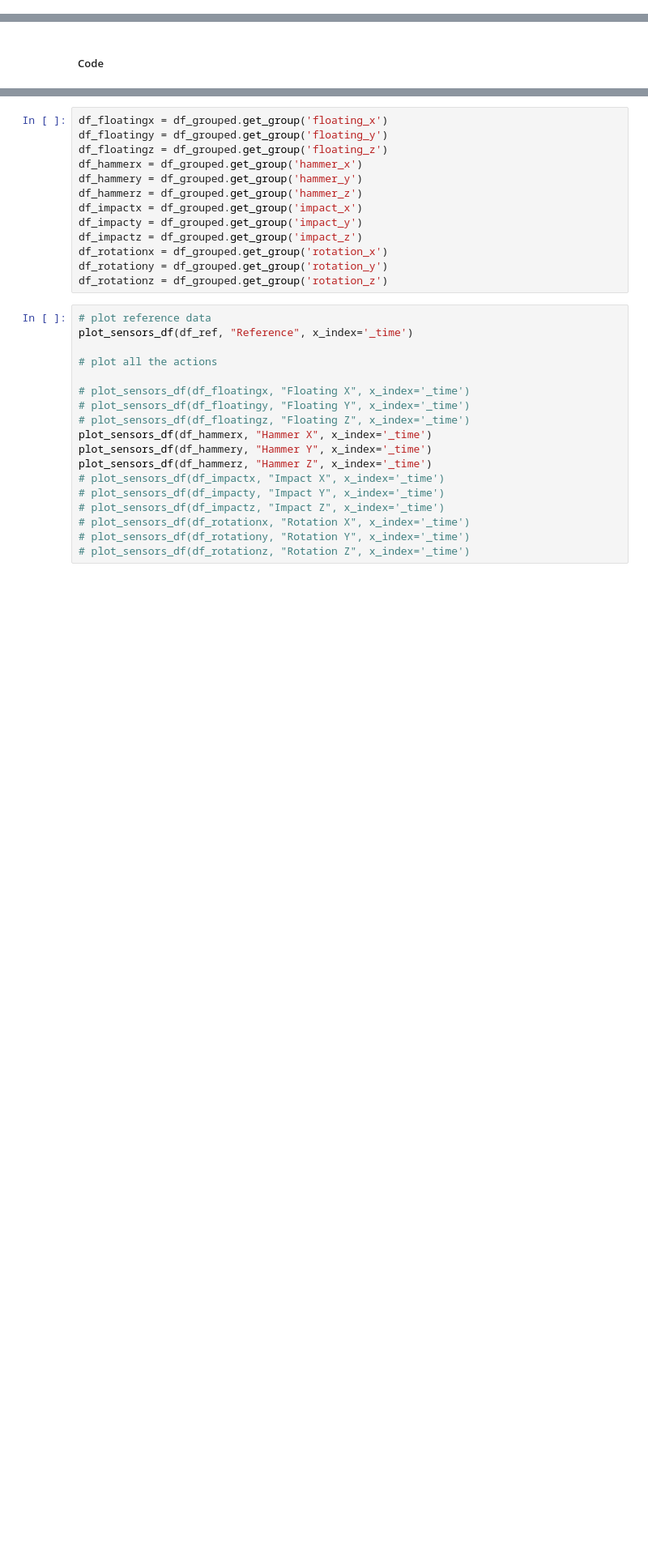
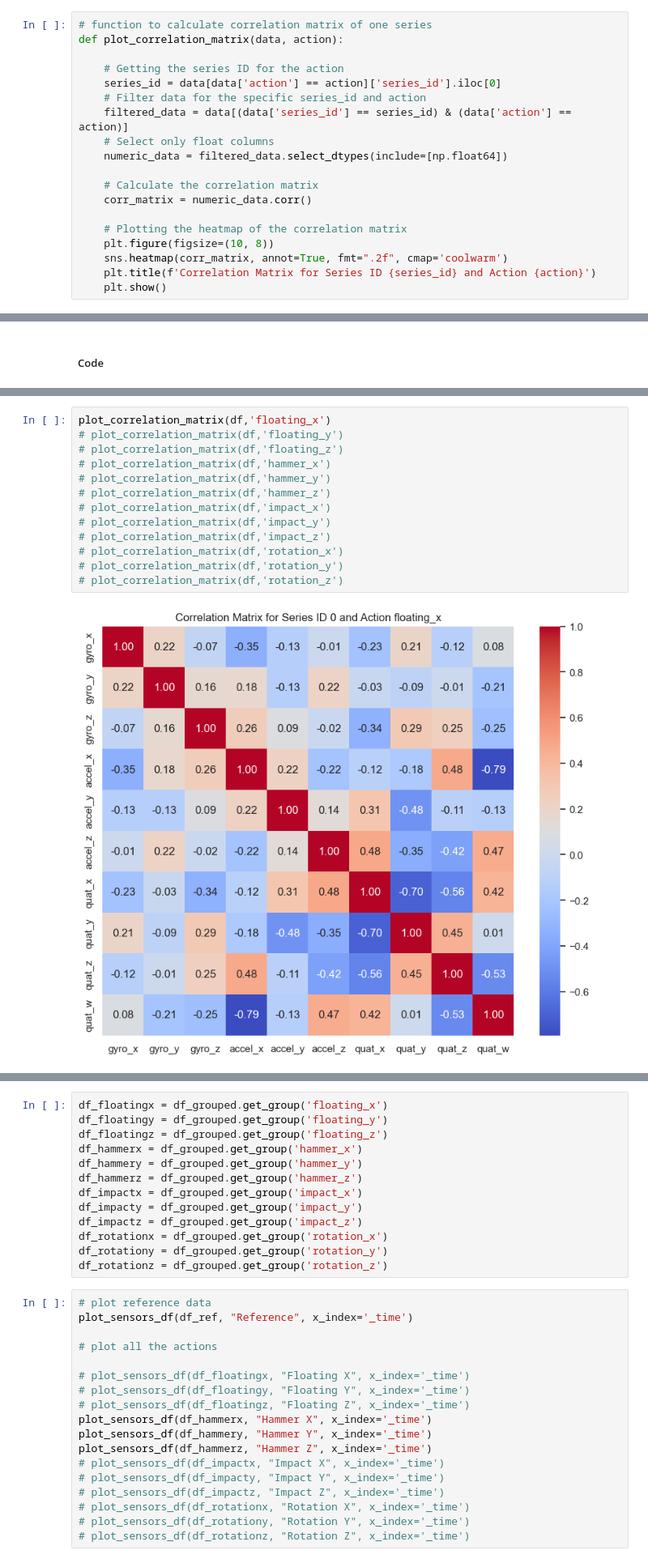
Before and after one commit to PeriniM/SmartApple-Thesis, a Jupyter notebook: data-analysis/dynamic_time_warping.ipynb, the cells around one changed output, grey strips where cells are left out. Shown at 81% size. Drawn from its saved outputs; the diff is of its cells as text; blank space fills up the shorter version.

Commit message:
dev: added diff time dist and correlation

```diff
--- a/data-analysis/dynamic_time_warping.ipynb
+++ b/data-analysis/dynamic_time_warping.ipynb
@@ -34,6 +34,25 @@ df_ref['_time'] = pd.to_datetime(df_ref['_time'])
 ### Raw Data Analysis
 # %% [markdown]
 ##### Functions
+# %%
+# function to calculate correlation matrix of one series
+def plot_correlation_matrix(data, action):
+
+    # Getting the series ID for the action
+    series_id = data[data['action'] == action]['series_id'].iloc[0]
+    # Filter data for the specific series_id and action
+    filtered_data = data[(data['series_id'] == series_id) & (data['action'] == action)]
+    # Select only float columns
+    numeric_data = filtered_data.select_dtypes(include=[np.float64])
+
+    # Calculate the correlation matrix
+    corr_matrix = numeric_data.corr()
+
+    # Plotting the heatmap of the correlation matrix
+    plt.figure(figsize=(10, 8))
+    sns.heatmap(corr_matrix, annot=True, fmt=".2f", cmap='coolwarm')
+    plt.title(f'Correlation Matrix for Series ID {series_id} and Action {action}')
+    plt.show()
 # %%
 def plot_sensors_df(df, title="", x_index='sample'):
     """
@@ -76,0 +161,15 @@ df_grouped = df.groupby('action')
+# %%
+plot_correlation_matrix(df,'floating_x')
+# plot_correlation_matrix(df,'floating_y')
+# plot_correlation_matrix(df,'floating_z')
+# plot_correlation_matrix(df,'hammer_x')
+# plot_correlation_matrix(df,'hammer_y')
+# plot_correlation_matrix(df,'hammer_z')
+# plot_correlation_matrix(df,'impact_x')
+# plot_correlation_matrix(df,'impact_y')
+# plot_correlation_matrix(df,'impact_z')
+# plot_correlation_matrix(df,'rotation_x')
+# plot_correlation_matrix(df,'rotation_y')
+# plot_correlation_matrix(df,'rotation_z')
+# %% [output]
+[figure, added]
```
Also changed, not shown: parts of 10 cells of this notebook.
